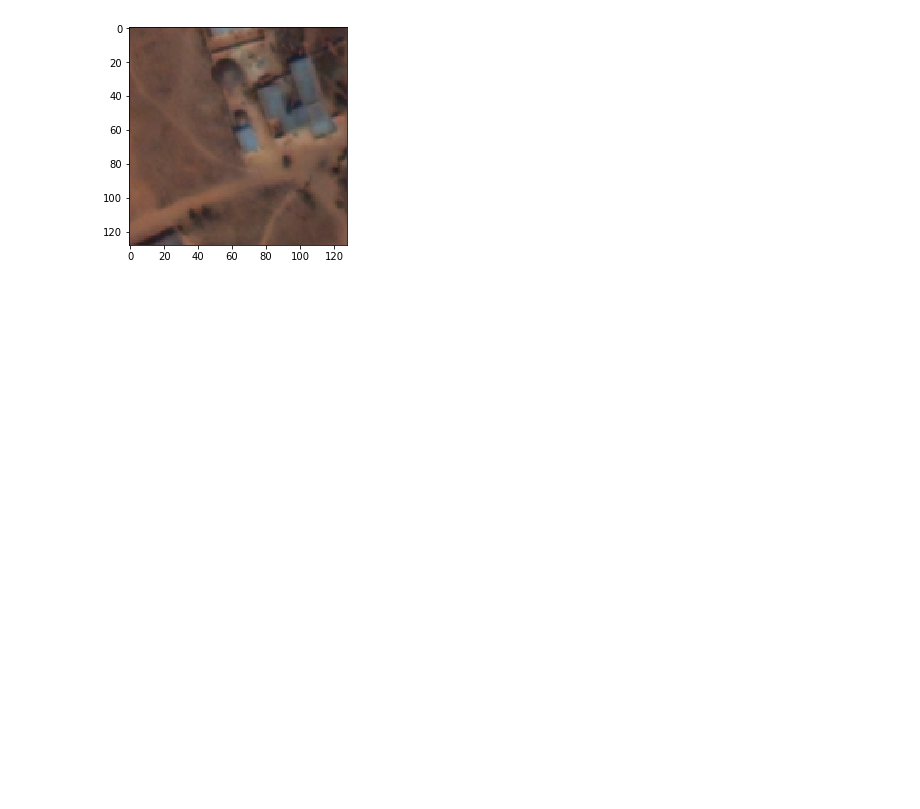
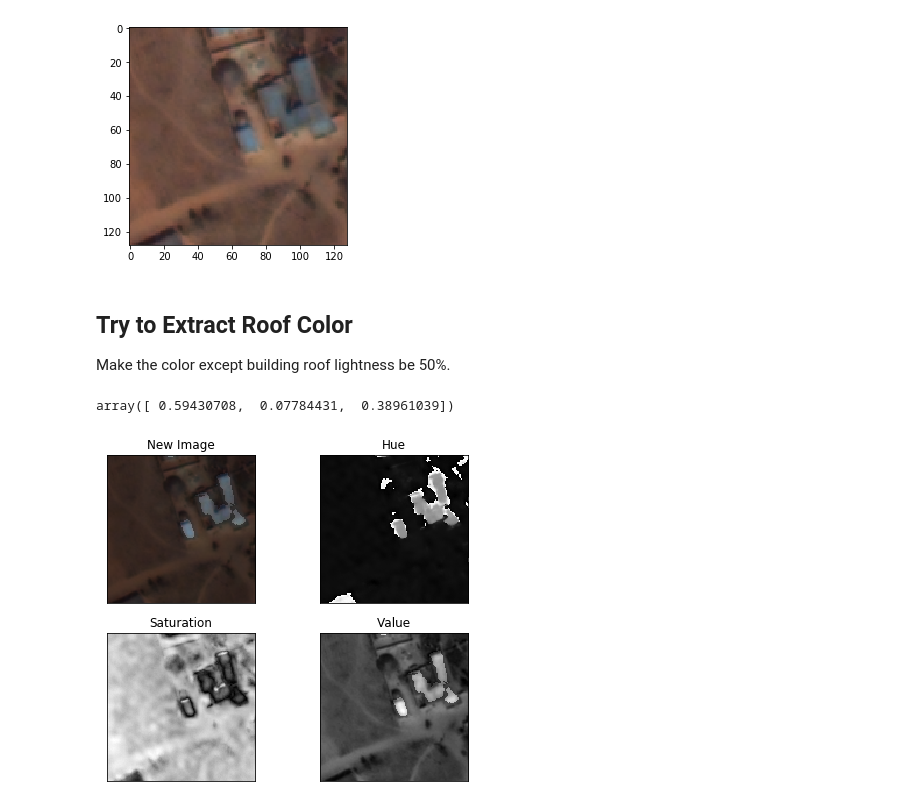
Before and after one commit to uniformlyMatt/MATH-651-Project, a Jupyter notebook: Color.ipynb, the cells around one changed output. Saved outputs shown, nothing was run; the diff lists cells and outputs as text; code cells hidden in the pictures; blank space fills up the shorter version.

```diff
--- a/Color.ipynb
+++ b/Color.ipynb
@@ -72,3 +137,47 @@ plt.imshow(I3)
 # %% [output]
 <matplotlib.image.AxesImage at 0x...>
 [figure]
+# %% [markdown]
+## Try to Extract Roof Color
+Make the color except building roof lightness be 50%.
+# %%
+I2[40,80]
+# %% [output]
+array([ 0.59430708,  0.07784431,  0.38961039])
+# %%
+I2[:,:,2][np.where((I2[:,:,0] < 0.4))] = 0.5 * I2[:,:,2][np.where((I2[:,:,0] < 0.4))]
+I2[:,:,2][np.where((I2[:,:,0] > 0.8))] = 0.5 * I2[:,:,2][np.where((I2[:,:,0] > 0.8))]
+
+I3 = np.ndarray([128,128,3])
+for i in range(128):
+    for j in range(128):
+        rgb = colorsys.hsv_to_rgb(I2[i,j,0],I2[i,j,1],I2[i,j,2])
+        I3[i,j,0] = rgb[0]
+        I3[i,j,1] = rgb[1]
+        I3[i,j,2] = rgb[2]
+
+# I2[:,:,2][np.where((I2[:,:,0]<0.1))] = 0.5 * I2[:,:,2][np.where((I2[:,:,0] < 0.1))]
+fig, axes = plt.subplots(2, 2, figsize=[7,6])
+axes[0,0].imshow(I3)
+axes[0,0].set_title("New Image")
+axes[0,0].set_xticks([])
+axes[0,0].set_yticks([])
+
+axes[0,1].imshow(I2[:,:,0], cmap='gray')
+axes[0,1].set_title('Hue')
+axes[0,1].set_xticks([])
+axes[0,1].set_yticks([])
+
+axes[1,0].imshow(I2[:,:,1], cmap='gray')
+axes[1,0].set_title('Saturation')
+axes[1,0].set_xticks([])
+axes[1,0].set_yticks([])
+
+axes[1,1].imshow(I2[:,:,2], cmap='gray')
+axes[1,1].set_title('Value')
+axes[1,1].set_xticks([])
+axes[1,1].set_yticks([])
+
+fig.savefig('./image_data/hsv_image2.pdf')
+# %% [output]
+[figure, added]
```
Also changed, not shown: parts of 11 cells of this notebook, 8 other files.
